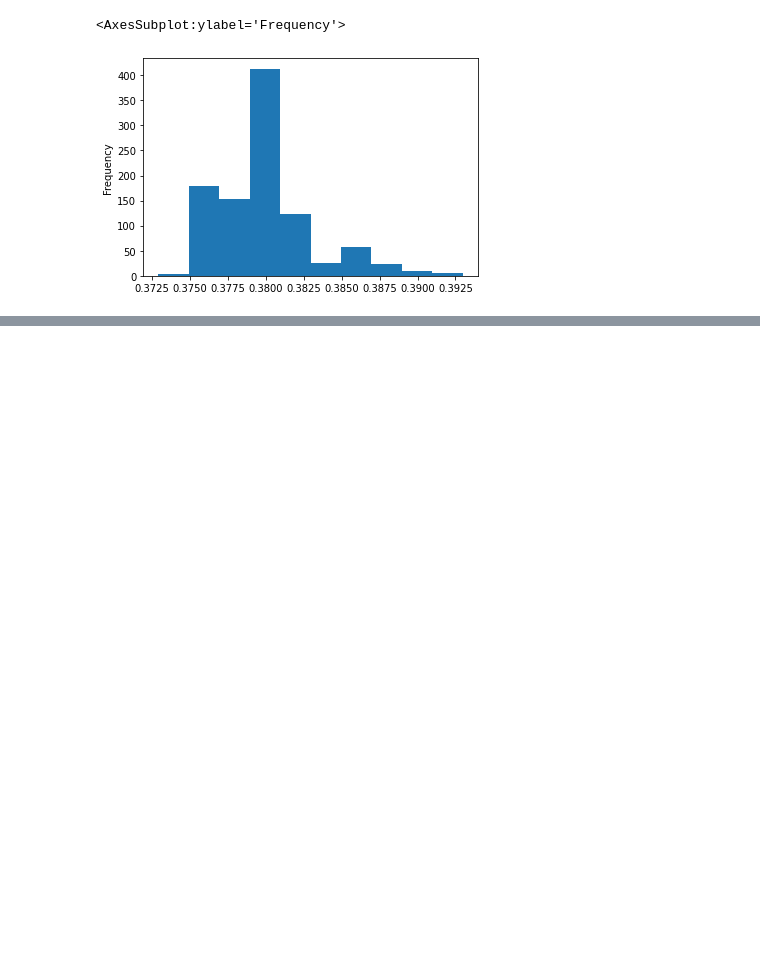
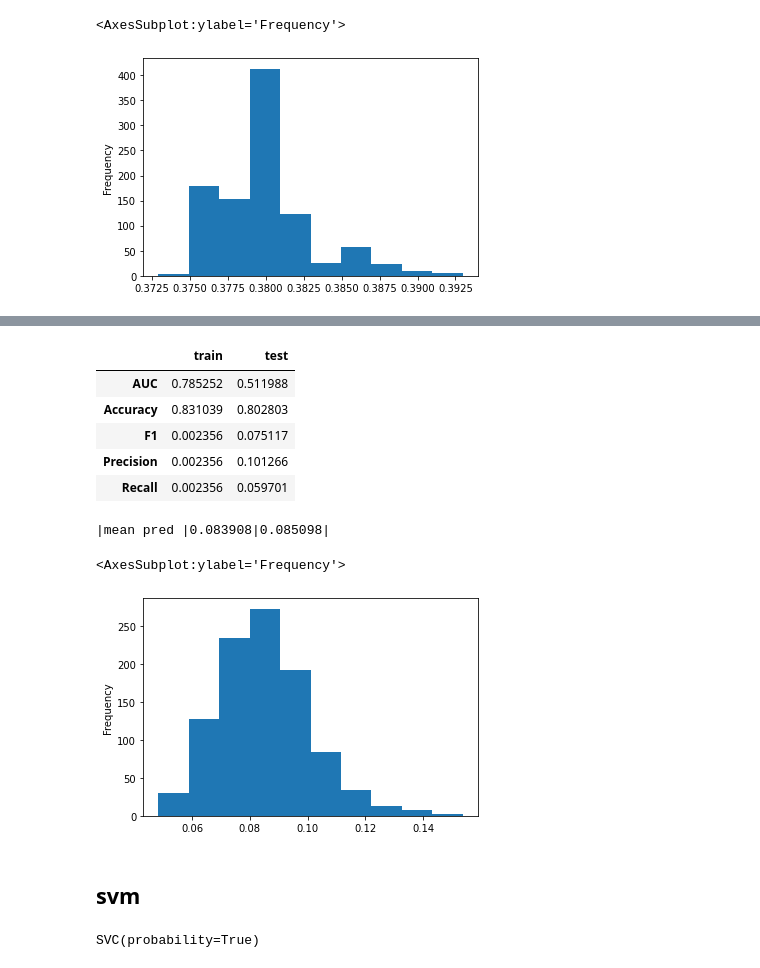
Before and after one commit to mbronis/gensim, a Jupyter notebook: gensim_poleval.ipynb, the cells around one changed output, grey strips where cells are left out. Saved outputs shown, nothing was run; the diff lists cells and outputs as text; code cells hidden in the pictures; blank space fills up the shorter version.

Commit message:
further manual experiments with w2v and cb params

```diff
--- a/gensim_poleval.ipynb
+++ b/gensim_poleval.ipynb
@@ -386,0 +388,3 @@ pd.Series(proba_test).plot.hist()
+# %%
+emb = W2VEmbedder(vector_size=100)
+emb.get_params()
@@ -386,0 +407,2 @@ pd.Series(proba_test).plot.hist()
+# %%
+emb.fit(train_tokens)
@@ -386,0 +428,3 @@ pd.Series(proba_test).plot.hist()
+# %%
+train_w2v = emb.transform(train_tokens)
+test_w2v = emb.transform(test_tokens)
@@ -386,0 +433,9 @@ pd.Series(proba_test).plot.hist()
+# %%
+params = {
+    'eval_metric': 'AUC',
+    'early_stopping_rounds': 200,
+    'verbose': 10,
+}
+
+cb = CatBoostClassifier(**params)
+cb.fit(X=train_w2v, y=train_label_tok, eval_set=(test_w2v, test_label_tok))
@@ -386,0 +461,26 @@ pd.Series(proba_test).plot.hist()
+# %%
+proba_train = cb.predict_proba(train_w2v)[:, 1]
+proba_test = cb.predict_proba(test_w2v)[:, 1]
+
+display(compute_metrics((train_label_tok, proba_train), (test_label_tok, proba_test)))
+
+print(f'|mean pred |{round(np.mean(proba_train), 6)}|{round(np.mean(proba_test), 6)}|')
+pd.Series(proba_test).plot.hist()
+# %% [output]
+|  | train | test |
+| AUC | 0.785252 | 0.511988 |
+| Accuracy | 0.831039 | 0.802803 |
+| F1 | 0.002356 | 0.075117 |
+| Precision | 0.002356 | 0.101266 |
+| Recall | 0.002356 | 0.059701 |
+|mean pred |0.083908|0.085098|
+<AxesSubplot:ylabel='Frequency'>
+[figure, added]
+# %% [markdown]
+## svm
+# %%
+clf = SVC(probability=True)
+
+clf.fit(train_w2v, train_label_tok)
+# %% [output]
+SVC(probability=True)
```
Also changed, not shown: parts of 41 cells of this notebook, 1 other file.
